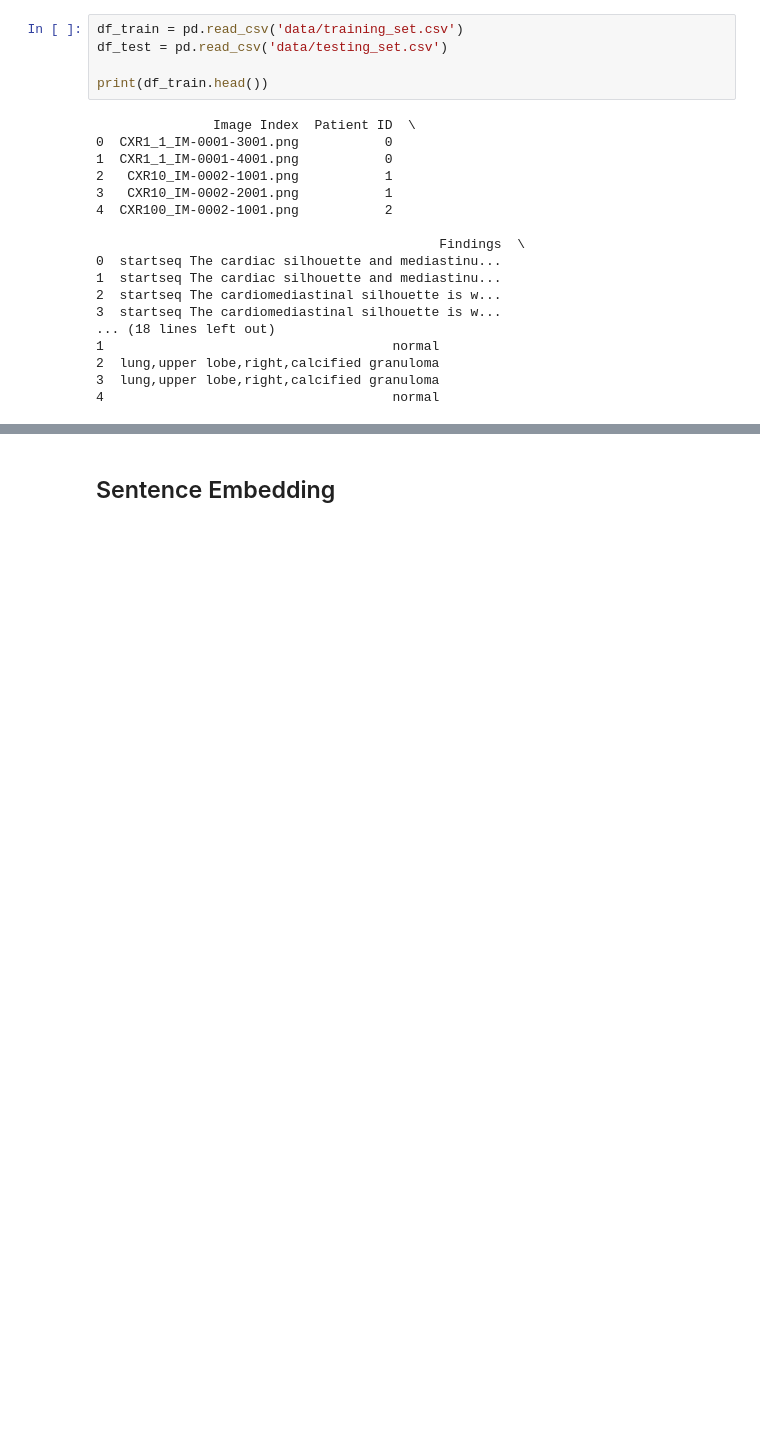
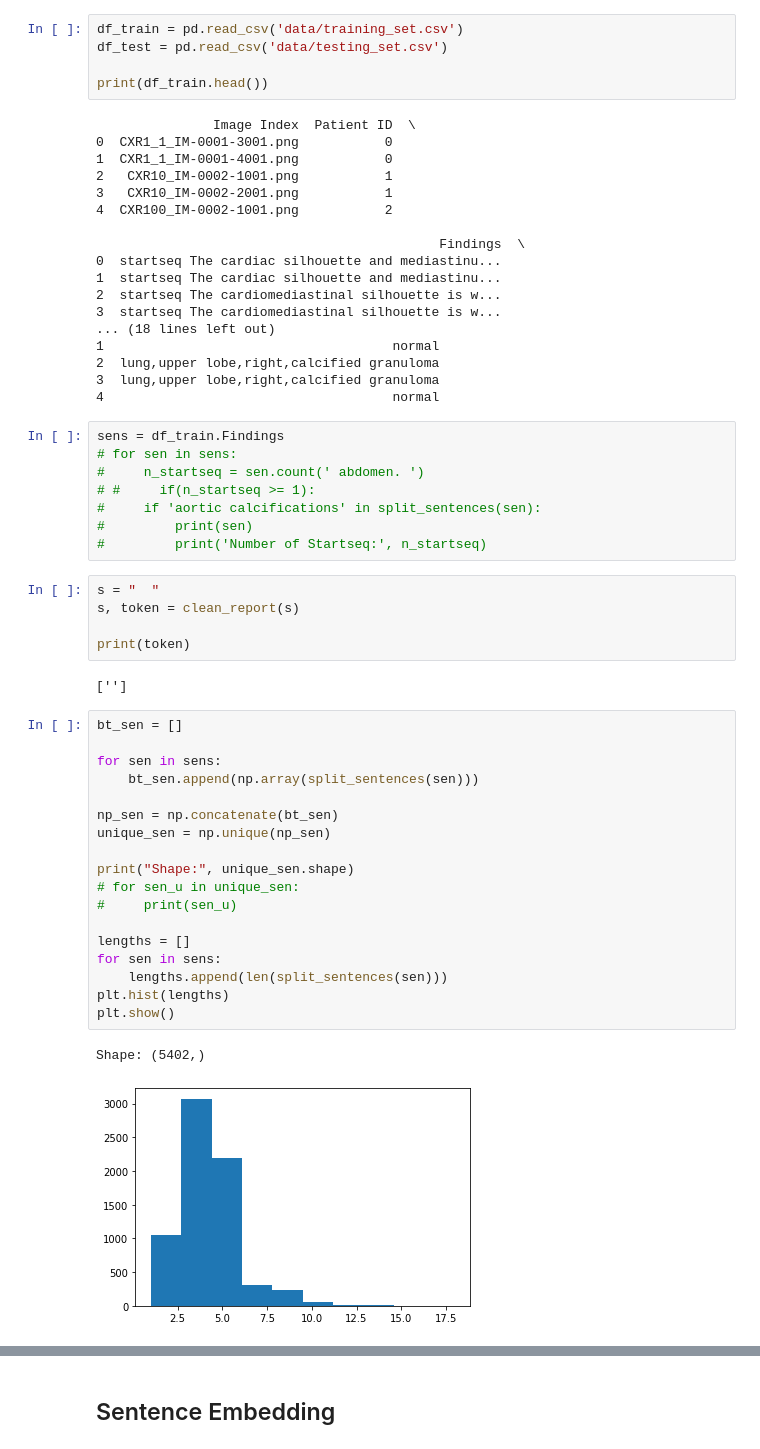
Before and after one commit to brightTagon/X-Ray-Report-Generation, a Jupyter notebook: preprocessing.ipynb, the cells around one changed output, grey strips where cells are left out. Saved outputs shown, nothing was run; the diff lists cells and outputs as text; blank space fills up the shorter version.

```diff
--- a/preprocessing.ipynb
+++ b/preprocessing.ipynb
@@ -38,3 +39,39 @@ print(df_train.head())
 2  lung,upper lobe,right,calcified granuloma
 3  lung,upper lobe,right,calcified granuloma
 4                                     normal
+# %%
+sens = df_train.Findings
+# for sen in sens:
+#     n_startseq = sen.count(' abdomen. ')
+# #     if(n_startseq >= 1):
+#     if 'aortic calcifications' in split_sentences(sen):
+#         print(sen)
+#         print('Number of Startseq:', n_startseq)
+# %%
+s = "  "
+s, token = clean_report(s)
+
+print(token)
+# %% [output]
+['']
+# %%
+bt_sen = []
+
+for sen in sens:
+    bt_sen.append(np.array(split_sentences(sen)))
+
+np_sen = np.concatenate(bt_sen)
+unique_sen = np.unique(np_sen)
+
+print("Shape:", unique_sen.shape)
+# for sen_u in unique_sen:
+#     print(sen_u)
+
+lengths = []
+for sen in sens:
+    lengths.append(len(split_sentences(sen)))
+plt.hist(lengths)
+plt.show()
+# %% [output]
+Shape: (5402,)
+[figure, added]
```
Also changed, not shown: parts of 4 cells of this notebook, 10 other files.
